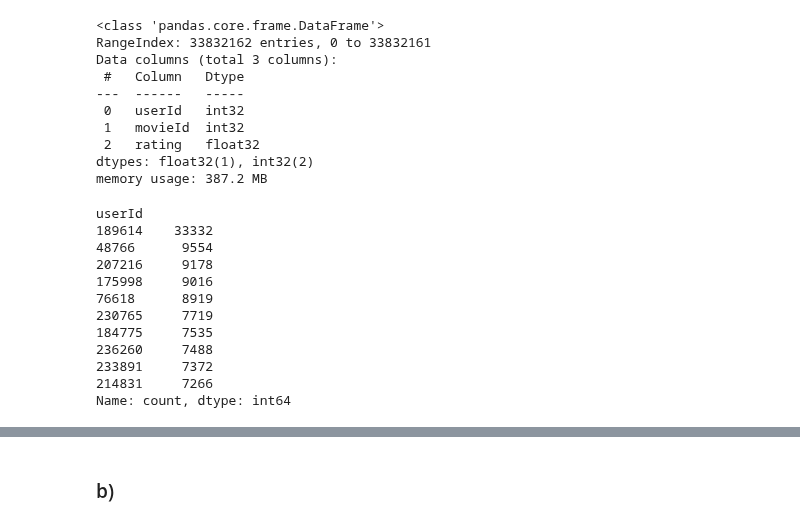
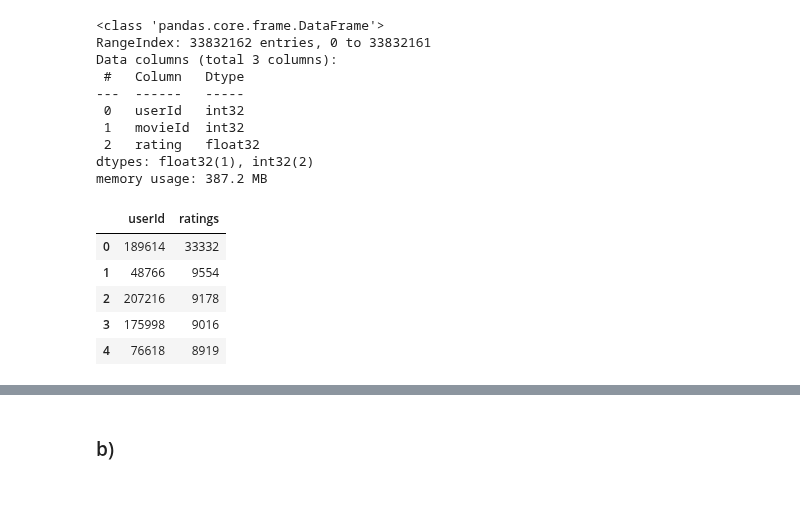
Before and after one commit to LordOfTurtles/AI-Erik-Johansson-OPA23, a Jupyter notebook: labs/labb1.ipynb, the cells around one changed output, grey strips where cells are left out. Drawn from its saved outputs; the diff is of its cells as text; code cells hidden in the pictures; blank space fills up the shorter version.

```diff
--- a/labs/labb1.ipynb
+++ b/labs/labb1.ipynb
@@ -62,18 +62,15 @@ Data columns (total 3 columns):
  2   rating   float32
 dtypes: float32(1), int32(2)
 memory usage: 387.2 MB
-# %%
-df_ratings["userId"].value_counts()[:10]
-# %% [output]
-userId
-189614    33332
-48766      9554
-207216     9178
-175998     9016
-76618      8919
-230765     7719
-184775     7535
-236260     7488
-233891     7372
-214831     7266
-Name: count, dtype: int64
+# %%
+top5_users = df_ratings["userId"].value_counts().index.tolist()[:5]
+top5_user_ratings = df_ratings["userId"].value_counts().tolist()[:5]
+df_ratings_per_user = pd.DataFrame({"userId": top5_users, "ratings": top5_user_ratings})
+df_ratings_per_user
+# %% [output]
+|  | userId | ratings |
+| 0 | 189614 | 33332 |
+| 1 | 48766 | 9554 |
+| 2 | 207216 | 9178 |
+| 3 | 175998 | 9016 |
+| 4 | 76618 | 8919 |
```
Also changed, not shown: parts of 15 cells of this notebook.
